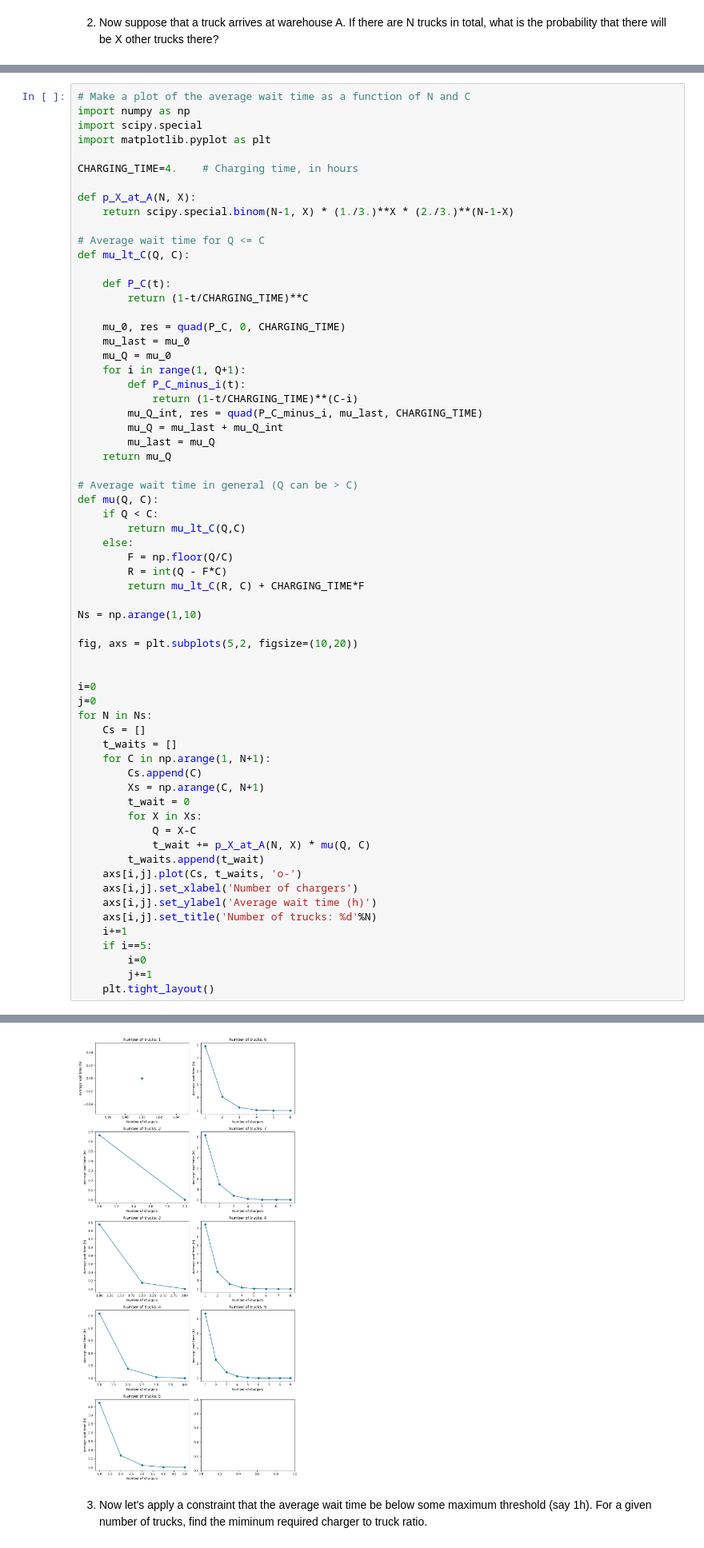
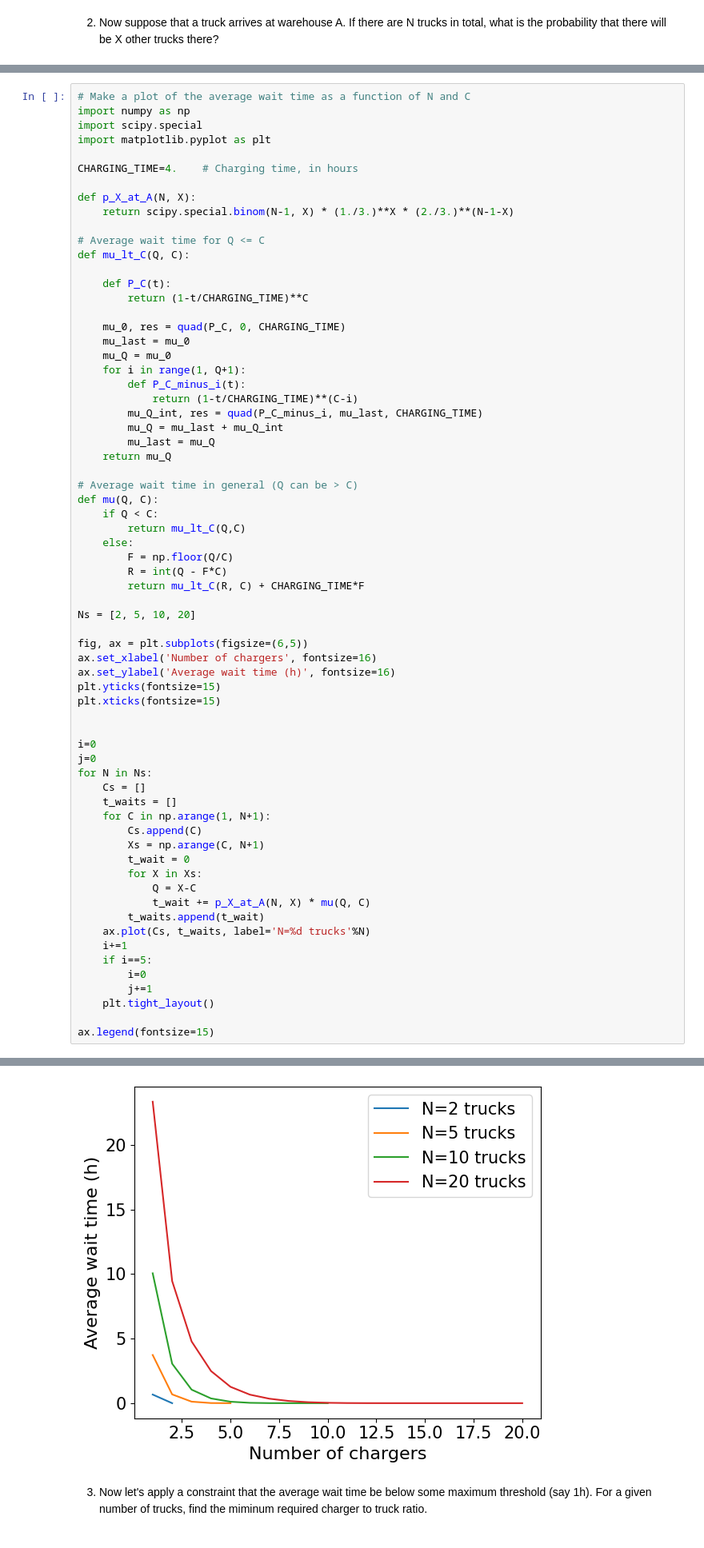
Before and after one commit to danikam/truck_charging, a Jupyter notebook: TruckCharging.ipynb, the cells around one changed output, grey strips where cells are left out. Shown at 80% size. Cells and saved outputs as stored; diff of their text form.

```diff
--- a/TruckCharging.ipynb
+++ b/TruckCharging.ipynb
@@ -134,9 +173,13 @@ def mu(Q, C):
         R = int(Q - F*C)
         return mu_lt_C(R, C) + CHARGING_TIME*F
 
-Ns = np.arange(1,10)
+Ns = [2, 5, 10, 20]
 
-fig, axs = plt.subplots(5,2, figsize=(10,20))
+fig, ax = plt.subplots(figsize=(6,5))
+ax.set_xlabel('Number of chargers', fontsize=16)
+ax.set_ylabel('Average wait time (h)', fontsize=16)
+plt.yticks(fontsize=15)
+plt.xticks(fontsize=15)
 
 
 i=0
@@ -152,13 +195,12 @@ for N in Ns:
             Q = X-C
             t_wait += p_X_at_A(N, X) * mu(Q, C)
         t_waits.append(t_wait)
-    axs[i,j].plot(Cs, t_waits, 'o-')
-    axs[i,j].set_xlabel('Number of chargers')
-    axs[i,j].set_ylabel('Average wait time (h)')
-    axs[i,j].set_title('Number of trucks: %d'%N)
+    ax.plot(Cs, t_waits, label='N=%d trucks'%N)
     i+=1
     if i==5:
         i=0
         j+=1
     plt.tight_layout()
+
+ax.legend(fontsize=15)
 # %% [output]
@@ -165,4 +208,4 @@ for N in Ns:
-[figure, old version]
+[figure, new version]
 # %% [markdown]
 3. Now let's apply a constraint that the average wait time be below some maximum threshold (say 1h). For a given number of trucks, find the miminum required charger to truck ratio.
 # %%
```
Also changed, not shown: parts of 10 cells of this notebook.
